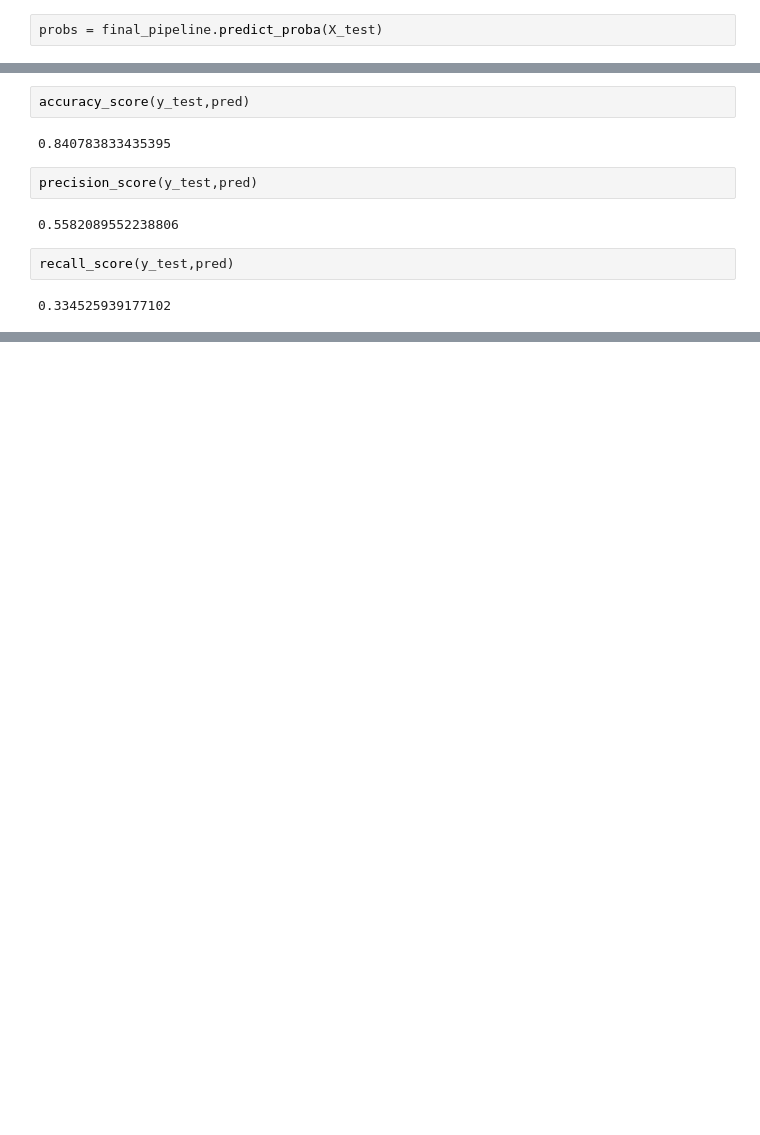
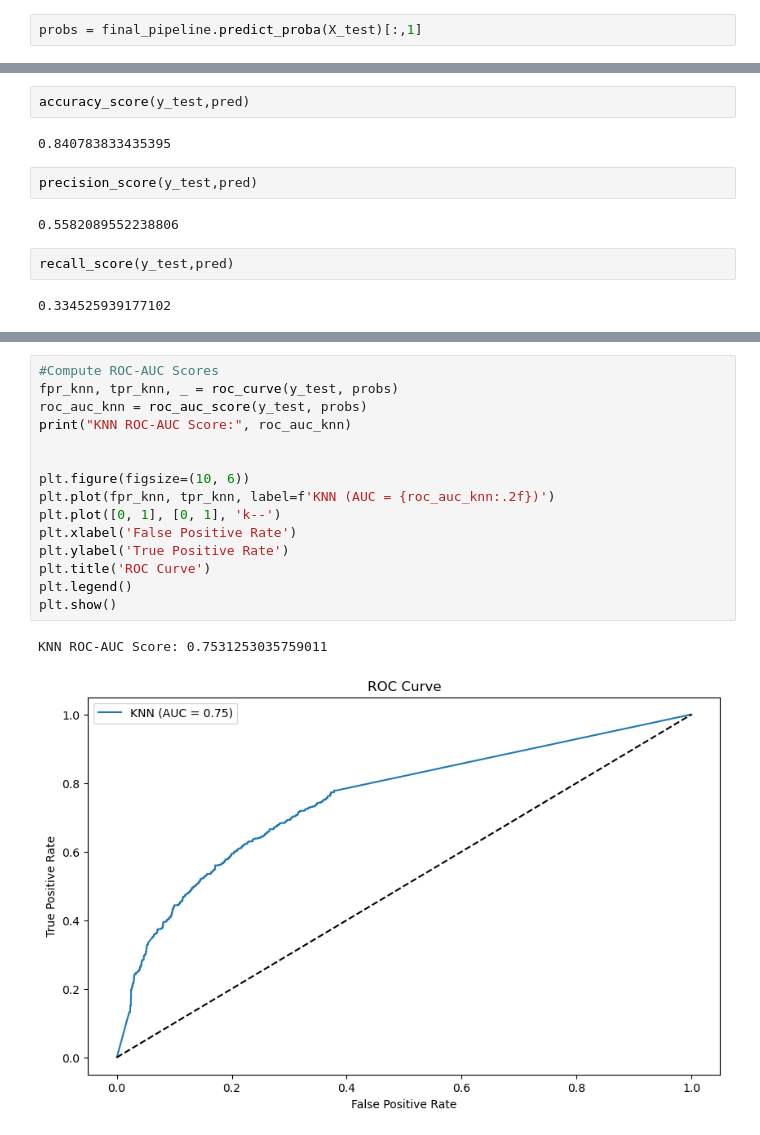
Before and after one commit to qmdismnp/Schulich_DS_MBAN, a Jupyter notebook: class 10.ipynb, the cells around one changed output, grey strips where cells are left out. Saved outputs shown, nothing was run; the diff lists cells and outputs as text; blank space fills up the shorter version.

```diff
--- a/class 10.ipynb
+++ b/class 10.ipynb
@@ -281,7 +286,7 @@ Pipeline(steps=[('preprocessor',
 # %%
 pred = final_pipeline.predict(X_test)
 # %%
-probs = final_pipeline.predict_proba(X_test)
+probs = final_pipeline.predict_proba(X_test)[:,1]
 # %%
 f1_score(y_test, pred)
 # %% [output]
@@ -300,0 +316,18 @@ recall_score(y_test,pred)
+# %%
+#Compute ROC-AUC Scores
+fpr_knn, tpr_knn, _ = roc_curve(y_test, probs)
+roc_auc_knn = roc_auc_score(y_test, probs)
+print("KNN ROC-AUC Score:", roc_auc_knn)
+
+
+plt.figure(figsize=(10, 6))
+plt.plot(fpr_knn, tpr_knn, label=f'KNN (AUC = {roc_auc_knn:.2f})')
+plt.plot([0, 1], [0, 1], 'k--')
+plt.xlabel('False Positive Rate')
+plt.ylabel('True Positive Rate')
+plt.title('ROC Curve')
+plt.legend()
+plt.show()
+# %% [output]
+KNN ROC-AUC Score: 0.7531253035759011
+[figure, added]
```
Also changed, not shown: parts of 6 cells of this notebook, 3 other files.
